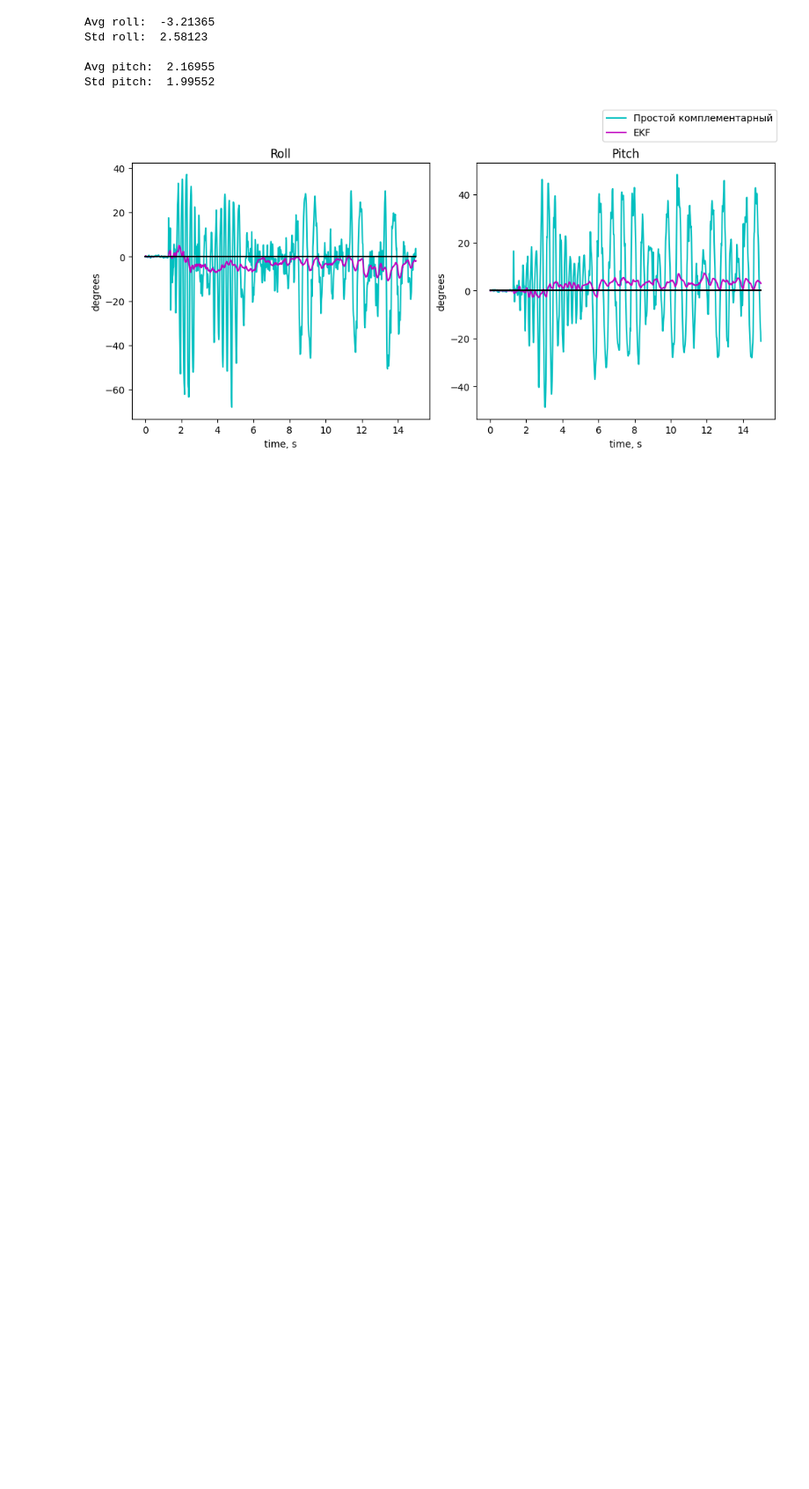
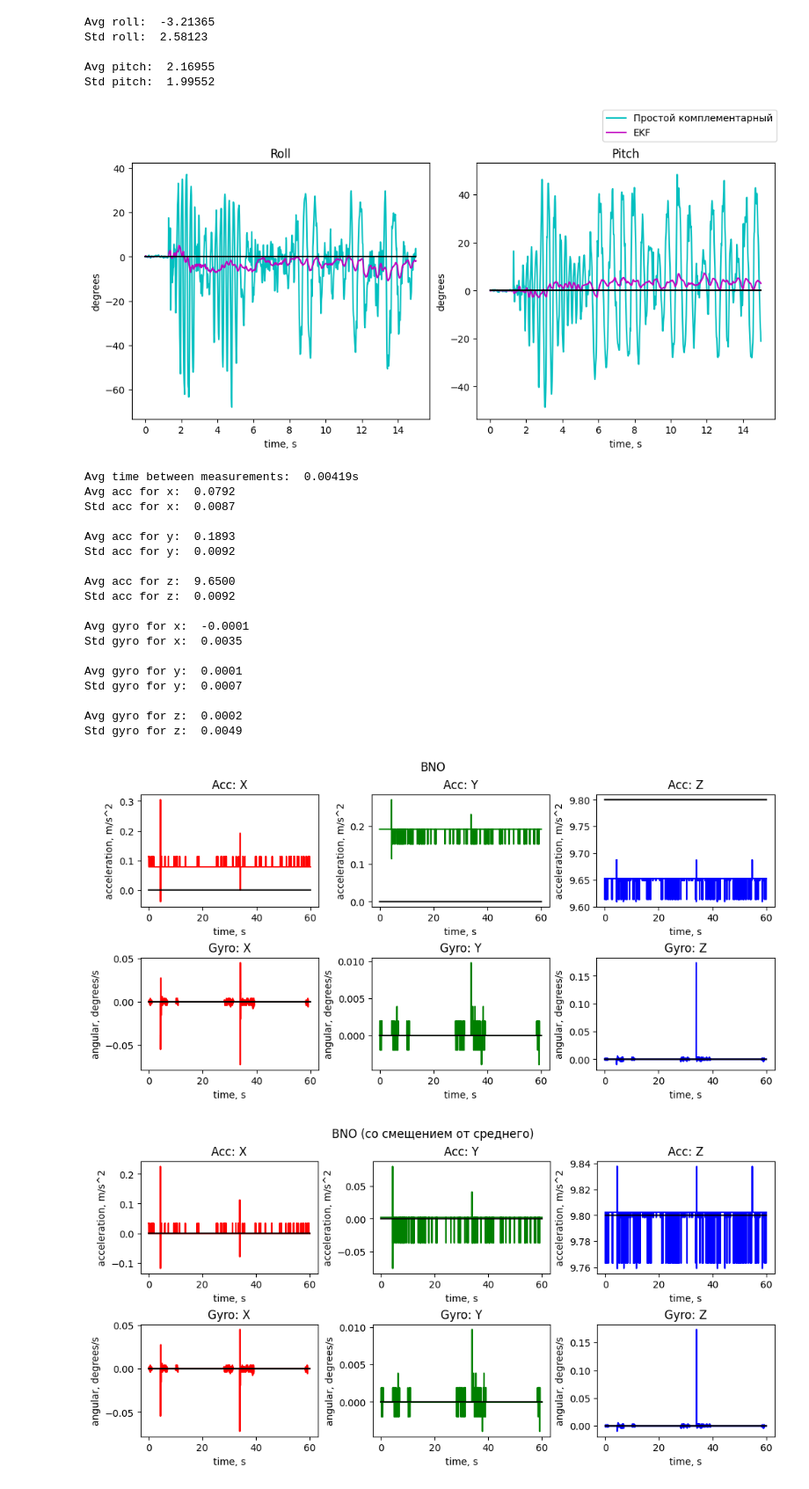
Before and after one commit to cbipok930/IMU-data-processing, a Jupyter notebook: n_Current.ipynb, the cells around one changed output. Shown at 88% size. Cells and saved outputs as stored; diff of their text form; code cells hidden in the pictures; blank space fills up the shorter version.

```diff
--- a/n_Current.ipynb
+++ b/n_Current.ipynb
@@ -448,3 +448,26 @@ Std roll:  2.58123
 Avg pitch:  2.16955
 Std pitch:  1.99552
 [figure]
+# %%
+process_data("data/bno_placed27.11.2023.13_43_54.json", "BNO", calib=None, apply_algs=[apply_ekf, apply_comp])
+# %% [output]
+Avg time between measurements:  0.00419s
+Avg acc for x:  0.0792
+Std acc for x:  0.0087
+
+Avg acc for y:  0.1893
+Std acc for y:  0.0092
+
+Avg acc for z:  9.6500
+Std acc for z:  0.0092
+
+Avg gyro for x:  -0.0001
+Std gyro for x:  0.0035
+
+Avg gyro for y:  0.0001
+Std gyro for y:  0.0007
+
+Avg gyro for z:  0.0002
+Std gyro for z:  0.0049
+[figure, added]
+[figure, added]
```
Also changed, not shown: parts of 1 cell of this notebook, 30 other files.
